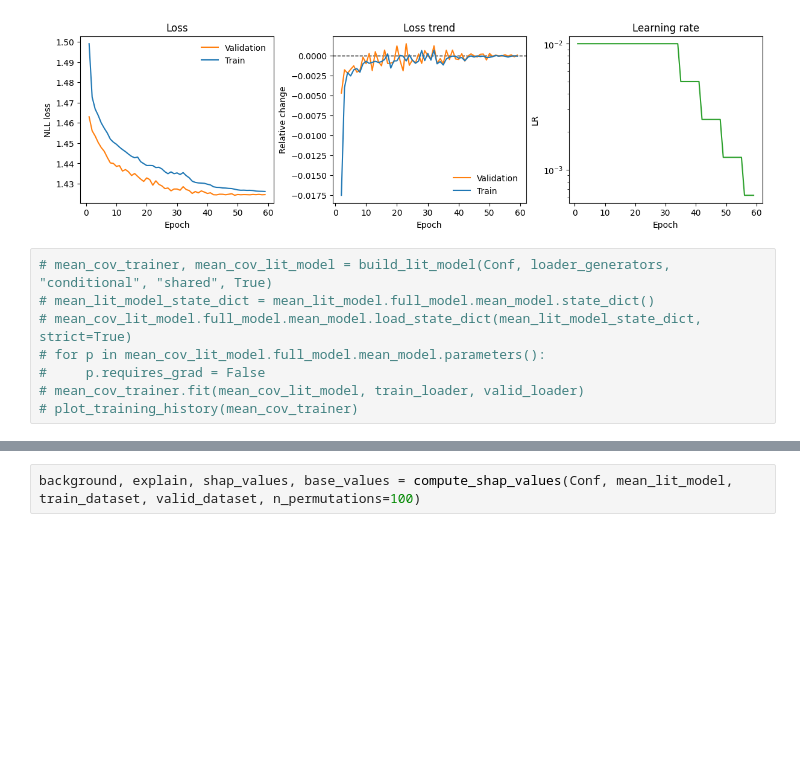
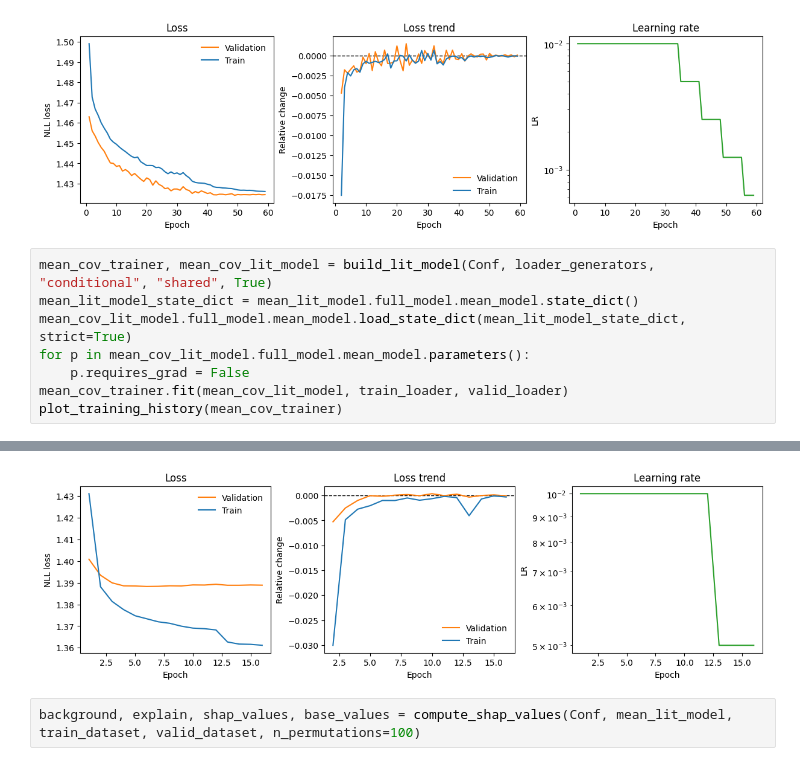
Before and after one commit to ZareiShayan/mean-cov-model, a Jupyter notebook: mean-cov-model.ipynb, the cells around one changed output, grey strips where cells are left out. Drawn from its saved outputs; the diff is of its cells as text; blank space fills up the shorter version.

```diff
--- a/mean-cov-model.ipynb
+++ b/mean-cov-model.ipynb
@@ -1149,10 +1152,11 @@ plot_training_history(mean_trainer)
 [interactive output not drawn]
 [figure]
 # %%
-# mean_cov_trainer, mean_cov_lit_model = build_lit_model(Conf, loader_generators, "conditional", "shared", True)
-# mean_lit_model_state_dict = mean_lit_model.full_model.mean_model.state_dict()
-# mean_cov_lit_model.full_model.mean_model.load_state_dict(mean_lit_model_state_dict, strict=True)
-# for p in mean_cov_lit_model.full_model.mean_model.parameters():
-#     p.requires_grad = False
-# mean_cov_trainer.fit(mean_cov_lit_model, train_loader, valid_loader)
-# plot_training_history(mean_cov_trainer)
+mean_cov_trainer, mean_cov_lit_model = build_lit_model(Conf, loader_generators, "conditional", "shared", True)
+mean_lit_model_state_dict = mean_lit_model.full_model.mean_model.state_dict()
+mean_cov_lit_model.full_model.mean_model.load_state_dict(mean_lit_model_state_dict, strict=True)
+for p in mean_cov_lit_model.full_model.mean_model.parameters():
+    p.requires_grad = False
+mean_cov_trainer.fit(mean_cov_lit_model, train_loader, valid_loader)
+plot_training_history(mean_cov_trainer)
+# %% [output]
@@ -1159,3 +1166,4 @@ plot_training_history(mean_trainer)
+[figure, added]
 # %%
 background, explain, shap_values, base_values = compute_shap_values(Conf, mean_lit_model, train_dataset, valid_dataset, n_permutations=100)
 # %%
```
Also changed, not shown: parts of 7 cells of this notebook.
